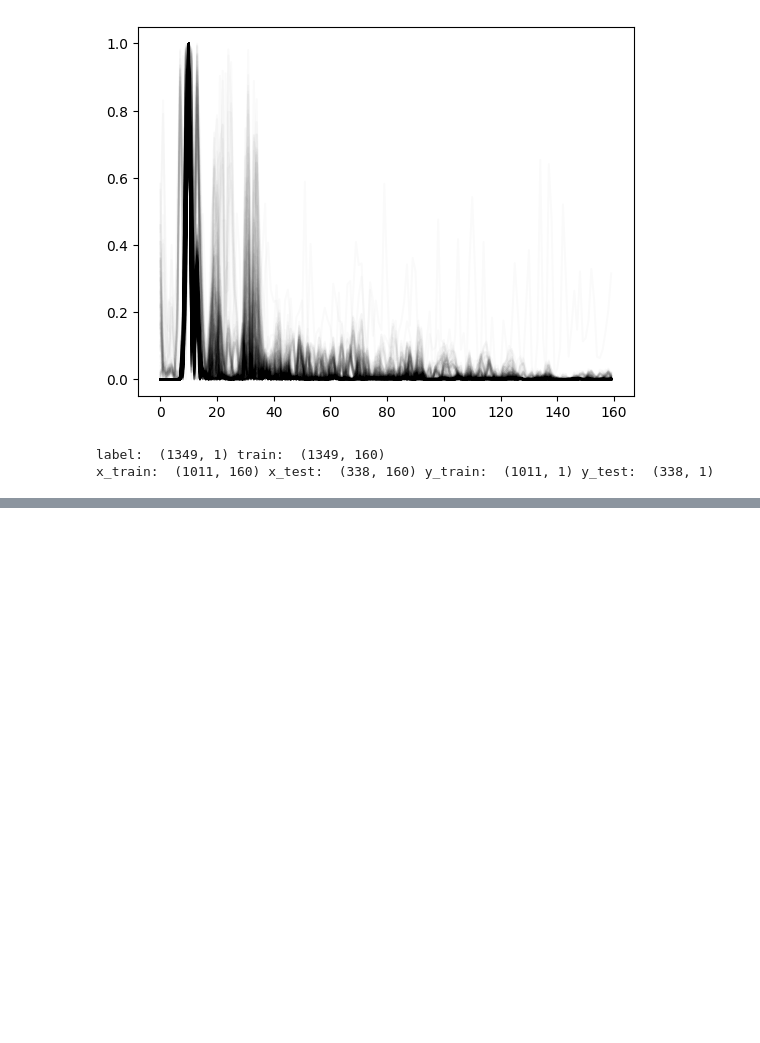
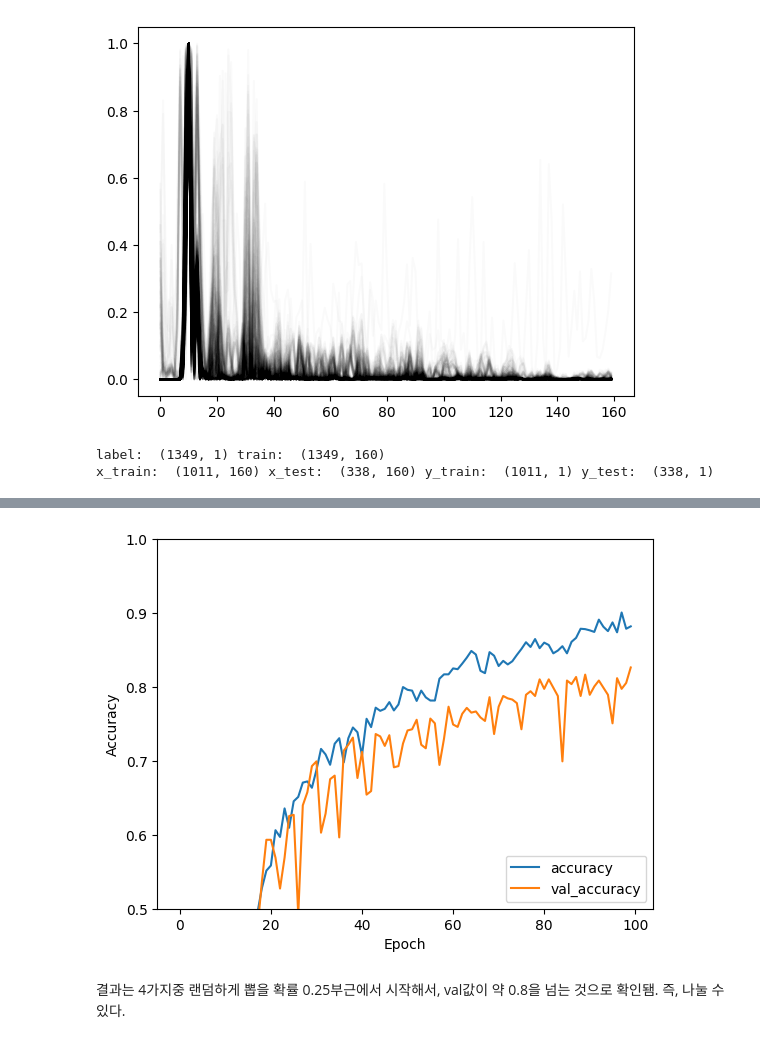
Before and after one commit to jkworldchampion/tag-less_tracking_with_uwb, a Jupyter notebook: cnn_classification.ipynb, the cells around one changed output, grey strips where cells are left out. Cells and saved outputs as stored; diff of their text form; code cells hidden in the pictures; blank space fills up the shorter version.

Commit message:
add four classification model & validation

```diff
--- a/cnn_classification.ipynb
+++ b/cnn_classification.ipynb
@@ -738,0 +762,3 @@ test_loss, test_acc = model.evaluate(x_test,  y_test, verbose=2)
+# %%
+x_train, x_test, y_train, y_test = train_test_split(train, label, test_size=0.25, random_state=15)
+print("x_train: ", x_train.shape, "x_test: ", x_test.shape, "y_train: ", y_train.shape, "y_test: ", y_test.shape)
@@ -738,0 +767,7 @@ test_loss, test_acc = model.evaluate(x_test,  y_test, verbose=2)
+# %%
+x_train = np.expand_dims(x_train, axis=-1)
+x_test = np.expand_dims(x_test, axis=-1)
+y_train = to_categorical(y_train)
+y_test = to_categorical(y_test)
+print(x_train.shape, x_test.shape)
+print(y_train.shape, y_test.shape)
@@ -738,0 +777,9 @@ test_loss, test_acc = model.evaluate(x_test,  y_test, verbose=2)
+# %%
+model = models.Sequential()
+model.add(layers.Conv1D(10, 4, activation='relu', input_shape=(160,1)))
+model.add(layers.Conv1D(20, 5, activation='relu'))
+model.add(layers.MaxPool1D(2, 2))
+model.add(layers.Flatten())
+model.add(layers.Dense(4, activation='softmax')) # 이진 분류를 위해 sigmoid사용함
+model.summary()
+model.compile(optimizer='adam', loss='categorical_crossentropy', metrics=['accuracy'])
@@ -738,0 +804,2 @@ test_loss, test_acc = model.evaluate(x_test,  y_test, verbose=2)
+# %%
+history = model.fit(x_train, y_train, epochs=100, validation_data=(x_test, y_test))
@@ -738,0 +824,10 @@ test_loss, test_acc = model.evaluate(x_test,  y_test, verbose=2)
+# %%
+plt.plot(history.history['accuracy'], label='accuracy')
+plt.plot(history.history['val_accuracy'], label = 'val_accuracy')
+plt.xlabel('Epoch')
+plt.ylabel('Accuracy')
+plt.ylim([0.5, 1])
+plt.legend(loc='lower right')
+
+test_loss, test_acc = model.evaluate(x_test,  y_test, verbose=2)
+# %% [output]
@@ -738,0 +835,3 @@ test_loss, test_acc = model.evaluate(x_test,  y_test, verbose=2)
+[figure, added]
+# %% [markdown]
+결과는 4가지중 랜덤하게 뽑을 확률 0.25부근에서 시작해서, val값이 약 0.8을 넘는 것으로 확인됌. 즉, 나눌 수 있다.
```
Also changed, not shown: parts of 20 cells of this notebook.
